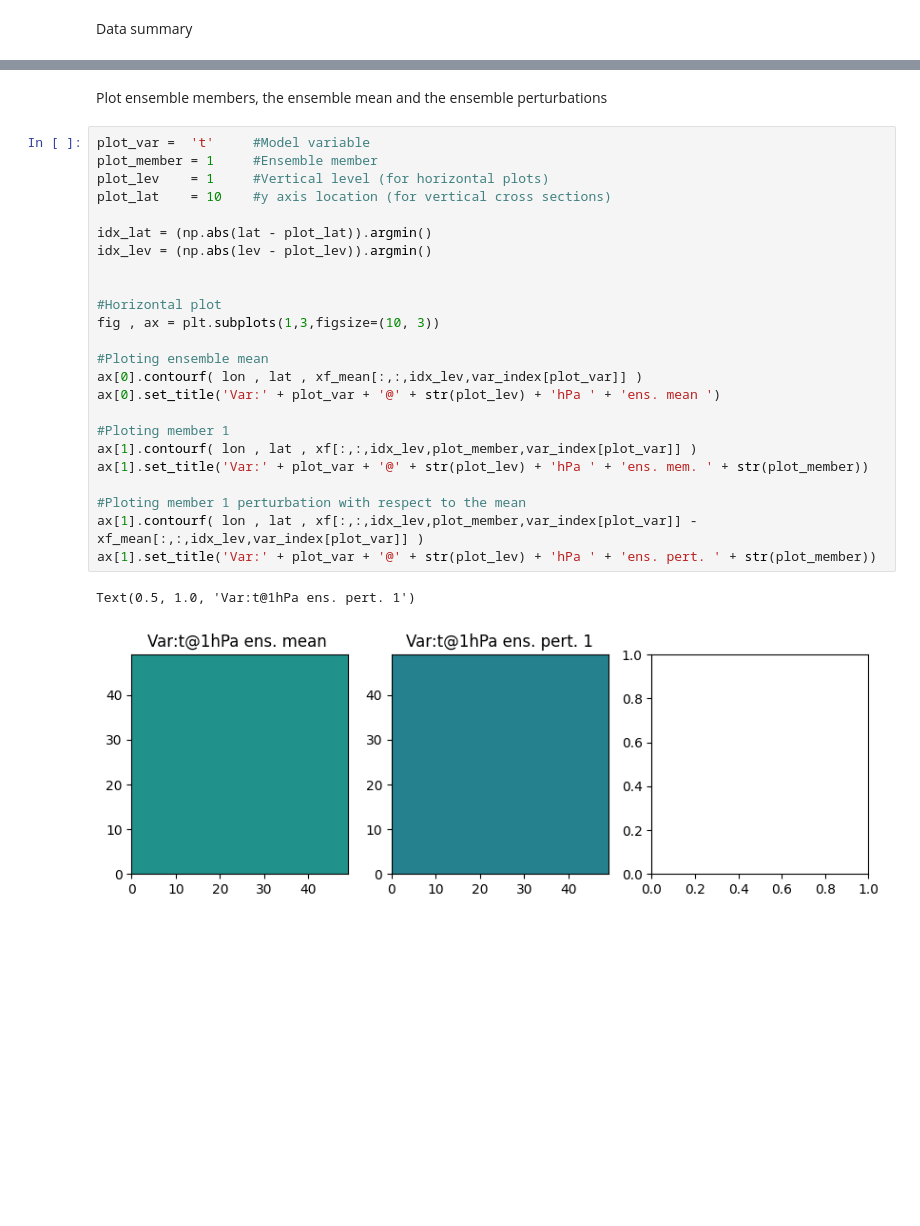
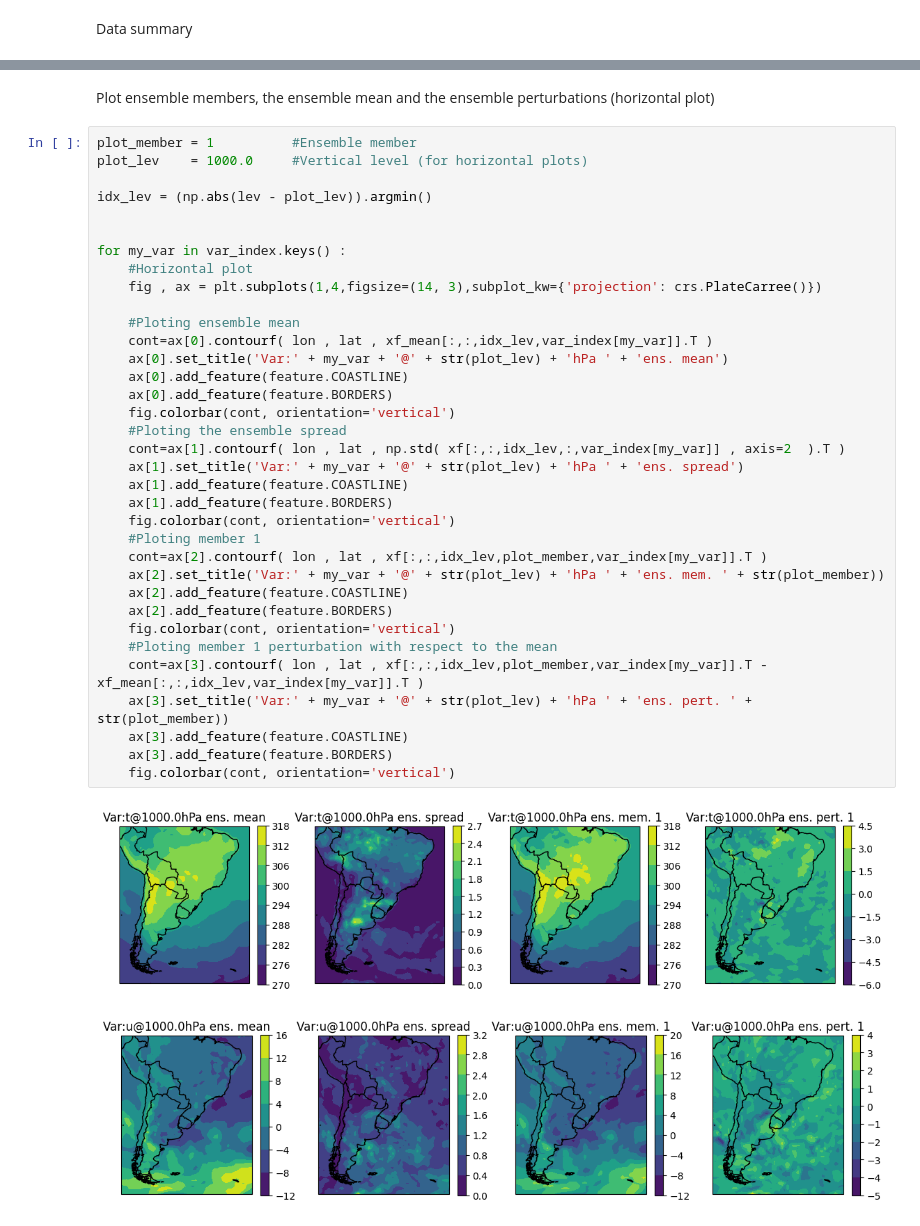
Before and after one commit to gustfrontar/code, a Jupyter notebook: python/gfs_data/global_scale_da.ipynb, the cells around one changed output, grey strips where cells are left out. Saved outputs shown, nothing was run; the diff lists cells and outputs as text; blank space fills up the shorter version.

```diff
--- a/python/gfs_data/global_scale_da.ipynb
+++ b/python/gfs_data/global_scale_da.ipynb
@@ -273,29 +295,40 @@ Upper level:   9
 # %% [markdown]
-Plot ensemble members, the ensemble mean and the ensemble perturbations
+Plot ensemble members, the ensemble mean and the ensemble perturbations (horizontal plot)
 # %%
-plot_var =  't'     #Model variable
-plot_member = 1     #Ensemble member
-plot_lev    = 1     #Vertical level (for horizontal plots)
-plot_lat    = 10    #y axis location (for vertical cross sections)
+plot_member = 1          #Ensemble member
+plot_lev    = 1000.0     #Vertical level (for horizontal plots)
 
-idx_lat = (np.abs(lat - plot_lat)).argmin()
 idx_lev = (np.abs(lev - plot_lev)).argmin()
 
 
-#Horizontal plot
-fig , ax = plt.subplots(1,3,figsize=(10, 3))
+for my_var in var_index.keys() :
+    #Horizontal plot
+    fig , ax = plt.subplots(1,4,figsize=(14, 3),subplot_kw={'projection': crs.PlateCarree()})
 
-#Ploting ensemble mean
-ax[0].contourf( lon , lat , xf_mean[:,:,idx_lev,var_index[plot_var]] )
-ax[0].set_title('Var:' + plot_var + '@' + str(plot_lev) + 'hPa ' + 'ens. mean ')
-
-#Ploting member 1
-ax[1].contourf( lon , lat , xf[:,:,idx_lev,plot_member,var_index[plot_var]] )
-ax[1].set_title('Var:' + plot_var + '@' + str(plot_lev) + 'hPa ' + 'ens. mem. ' + str(plot_member))
-
-#Ploting member 1 perturbation with respect to the mean
-ax[1].contourf( lon , lat , xf[:,:,idx_lev,plot_member,var_index[plot_var]] - xf_mean[:,:,idx_lev,var_index[plot_var]] )
-ax[1].set_title('Var:' + plot_var + '@' + str(plot_lev) + 'hPa ' + 'ens. pert. ' + str(plot_member))
+    #Ploting ensemble mean
+    cont=ax[0].contourf( lon , lat , xf_mean[:,:,idx_lev,var_index[my_var]].T )
+    ax[0].set_title('Var:' + my_var + '@' + str(plot_lev) + 'hPa ' + 'ens. mean')
+    ax[0].add_feature(feature.COASTLINE)
+    ax[0].add_feature(feature.BORDERS)
+    fig.colorbar(cont, orientation='vertical')
+    #Ploting the ensemble spread
+    cont=ax[1].contourf( lon , lat , np.std( xf[:,:,idx_lev,:,var_index[my_var]] , axis=2  ).T )
+    ax[1].set_title('Var:' + my_var + '@' + str(plot_lev) + 'hPa ' + 'ens. spread')
+    ax[1].add_feature(feature.COASTLINE)
+    ax[1].add_feature(feature.BORDERS)
+    fig.colorbar(cont, orientation='vertical')
+    #Ploting member 1
+    cont=ax[2].contourf( lon , lat , xf[:,:,idx_lev,plot_member,var_index[my_var]].T )
+    ax[2].set_title('Var:' + my_var + '@' + str(plot_lev) + 'hPa ' + 'ens. mem. ' + str(plot_member))
+    ax[2].add_feature(feature.COASTLINE)
+    ax[2].add_feature(feature.BORDERS)
+    fig.colorbar(cont, orientation='vertical')
+    #Ploting member 1 perturbation with respect to the mean
+    cont=ax[3].contourf( lon , lat , xf[:,:,idx_lev,plot_member,var_index[my_var]].T - xf_mean[:,:,idx_lev,var_index[my_var]].T )
+    ax[3].set_title('Var:' + my_var + '@' + str(plot_lev) + 'hPa ' + 'ens. pert. ' + str(plot_member))
+    ax[3].add_feature(feature.COASTLINE)
+    ax[3].add_feature(feature.BORDERS)
+    fig.colorbar(cont, orientation='vertical')
 # %% [output]
-Text(0.5, 1.0, 'Var:t@1hPa ens. pert. 1')
-[figure, old version]
+[figure, new version]
+[figure, added]
```
Also changed, not shown: parts of 19 cells of this notebook, 4 other files.
